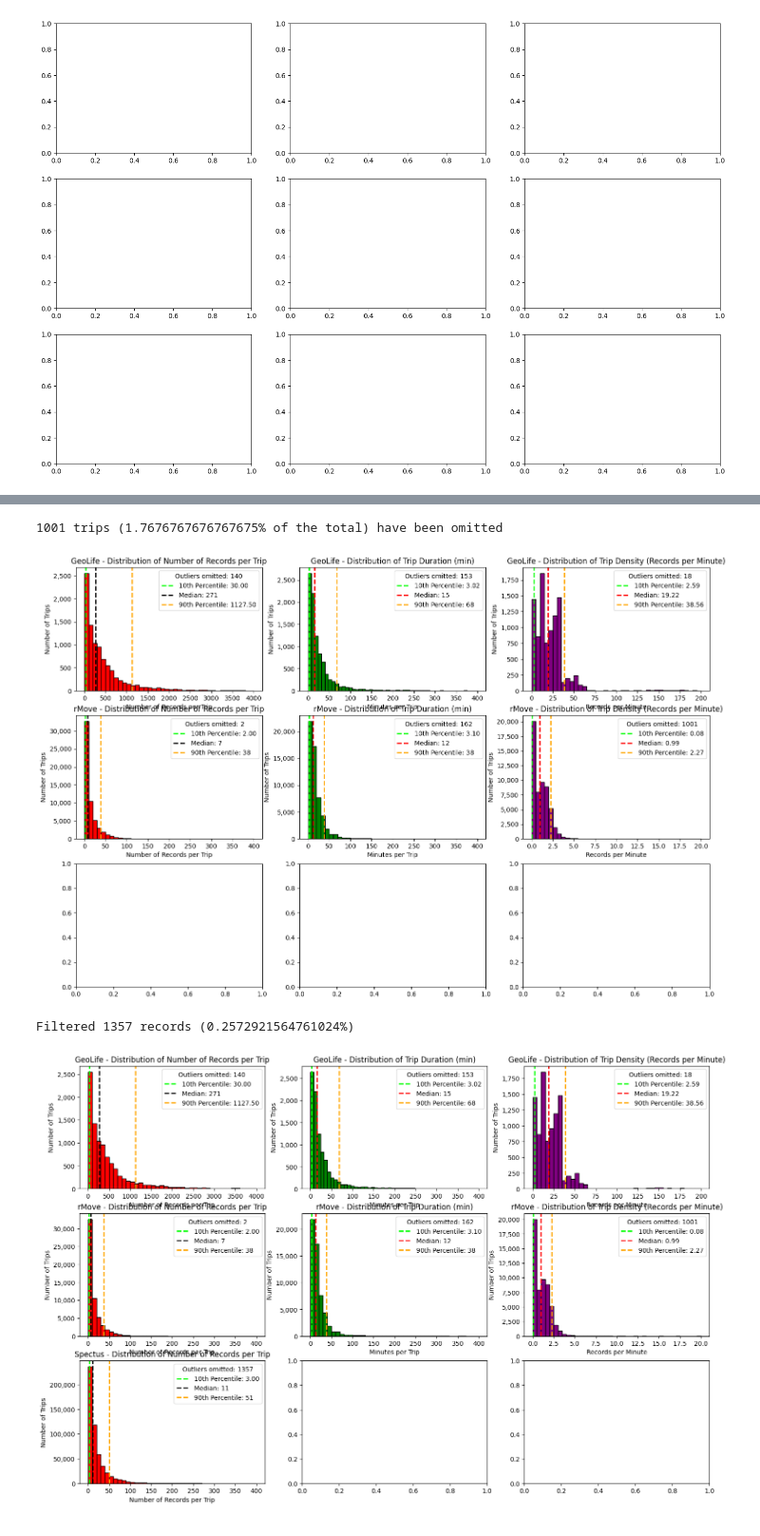
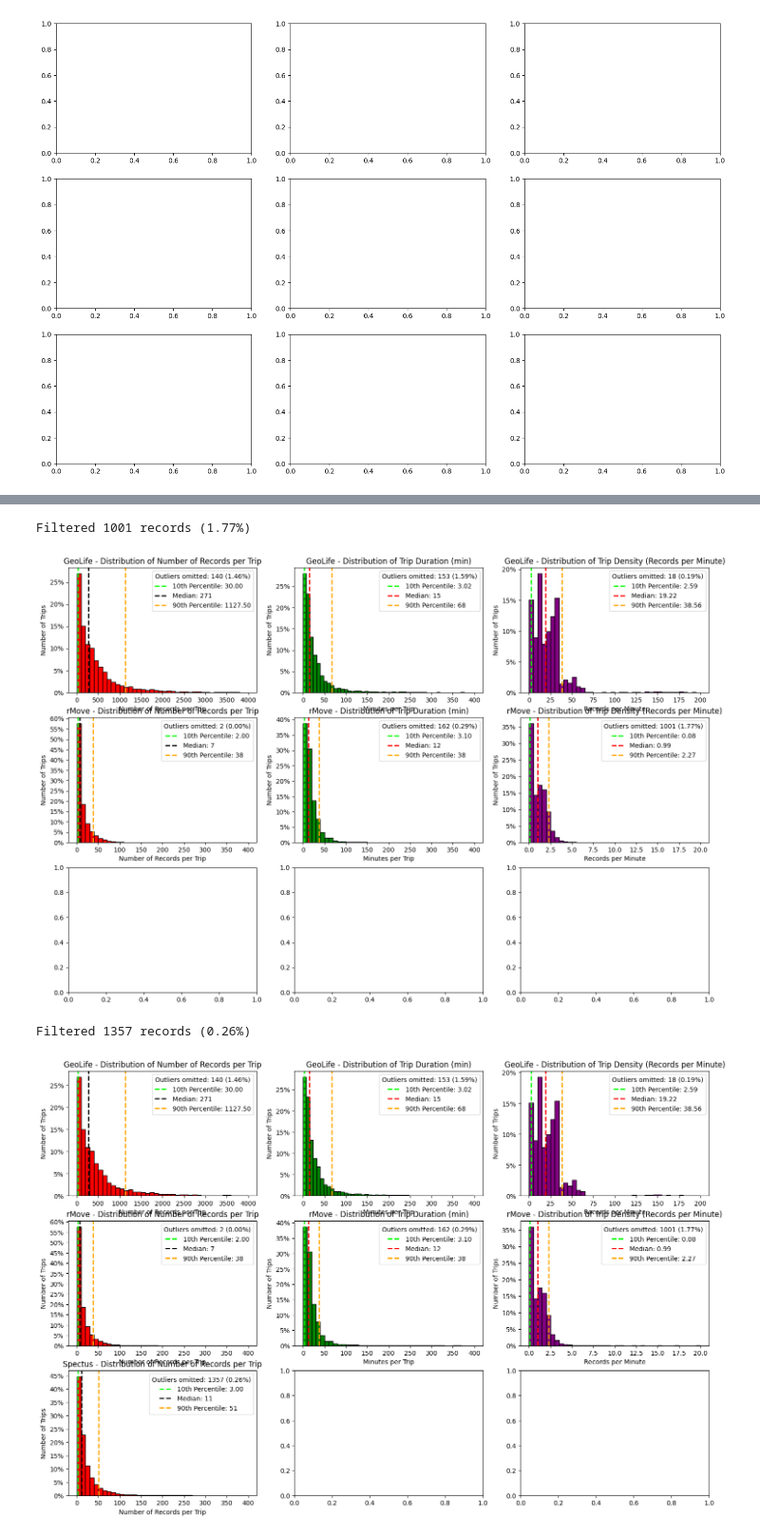
Before and after one commit to UW-THINKlab/mode-analysis, a Jupyter notebook: Dataset_Comparison_Graphs_All_Density.ipynb, the cells around one changed output, grey strips where cells are left out. Shown at 95% size. Drawn from its saved outputs; the diff is of its cells as text; code cells hidden in the pictures.

```diff
--- a/Dataset_Comparison_Graphs_All_Density.ipynb
+++ b/Dataset_Comparison_Graphs_All_Density.ipynb
@@ -212,7 +228,8 @@ df_rmove = pd.read_csv(f'{root_path}rMove/{file_name}')
 
 filtered = df_rmove[df_rmove['density_records_per_minute'] <= 20.0]
 num_filtered = len(df_rmove[df_rmove['density_records_per_minute'] > 20.0])
-print(f'{num_filtered} trips ({num_filtered / len(df_rmove) * 100.00}% of the total) have been omitted')
+percent_filtered = f'{num_filtered / len(df_rmove) * 100.00:.2f}'
+print(f'Filtered {num_filtered} records ({percent_filtered}%)')
 value_counts = filtered['density_records_per_minute'].value_counts().sort_index()
 
 p10_val = filtered['density_records_per_minute'].quantile(0.10)
@@ -225,9 +242,11 @@ ax.hist(filtered['density_records_per_minute'], bins=40, range=(0, 20), color='p
 ax.axvline(p10_val, color='lime', linestyle='--', linewidth=2, label=f'10th Percentile: {p10_val:.2f}')
 ax.axvline(median_val, color='red', linestyle='--', linewidth=2, label=f'Median: {median_val:.2f}')
 ax.axvline(p90_val, color='orange', linestyle='--', linewidth=2, label=f'90th Percentile: {p90_val:.2f}')
-ax.legend(title=f"Outliers omitted: {num_filtered}")
+ax.legend(title=f"Outliers omitted: {num_filtered} ({percent_filtered}%)")
 
-ax.yaxis.set_major_formatter('{x:,.0f}')
+total_count = len(filtered['density_records_per_minute'])
+ax.yaxis.set_major_formatter(PercentFormatter(xmax=total_count, decimals=0))
+ax.yaxis.set_major_locator(MultipleLocator(total_count * 0.05))
 ax.set_xlabel('Records per Minute')
 ax.set_ylabel('Number of Trips')
 ax.set_title('rMove - Distribution of Trip Density (Records per Minute)')
@@ -235,44 +254,47 @@ ax.set_title('rMove - Distribution of Trip Density (Records per Minute)')
 
 fig
 # %% [output]
-1001 trips (1.7676767676767675% of the total) have been omitted
+Filtered 1001 records (1.77%)
-[figure, old version]
+[figure, new version]
 # %%
 import matplotlib.pyplot as plt
 import pandas as pd
 
 ax = axes_flat[6]
 
-df_spectus = pd.read_csv(f'./data/Spectus/Lyra_Processed/20260714_spectus_database_metrics.csv')
+df_spectus = pd.read_csv(f'./data/Spectus/Lyra_Processed/20260716_spectus_database_metrics.csv')
 df_spectus = df_spectus[df_spectus['number_of_records'] > 0]
 
 filtered = df_spectus[df_spectus['number_of_records'] <= 400]
 num_filtered = len(df_spectus[df_spectus['number_of_records'] > 400])
-print(f'Filtered {num_filtered} records ({num_filtered / len(df_spectus) * 100.00}%)')
+percent_filtered = f'{num_filtered / len(df_spectus) * 100.00:.2f}'
+print(f'Filtered {num_filtered} records ({percent_filtered}%)')
 value_counts = filtered['number_of_records'].value_counts().sort_index()
 
 p10_val = filtered['number_of_records'].quantile(0.10)
 median_val = filtered['number_of_records'].median()
 p90_val = filtered['number_of_records'].quantile(0.90)
 
 # plt.figure(figsize=(10, 6))
 ax.hist(filtered['number_of_records'], bins=40, range=(0, 400), color= 'red', edgecolor='black')
 
 ax.axvline(p10_val, color='lime', linestyle='--', linewidth=2, label=f'10th Percentile: {p10_val:.2f}')
 ax.axvline(median_val, color='black', linestyle='--', linewidth=2, label=f'Median: {median_val:.0f}')
 ax.axvline(p90_val, color='orange', linestyle='--', linewidth=2, label=f'90th Percentile: {p90_val:.0f}')
-ax.legend(title=f"Outliers omitted: {num_filtered}")
+ax.legend(title=f"Outliers omitted: {num_filtered} ({percent_filtered}%)")
 
-ax.yaxis.set_major_formatter('{x:,.0f}')
+total_count = len(filtered['number_of_records'])
+ax.yaxis.set_major_formatter(PercentFormatter(xmax=total_count, decimals=0))
+ax.yaxis.set_major_locator(MultipleLocator(total_count * 0.05))
 ax.set_xlabel('Number of Records per Trip')
 ax.set_ylabel('Number of Trips')
 ax.set_title('Spectus - Distribution of Number of Records per Trip')
 # plt.show()
 
 fig
 # %% [output]
-Filtered 1357 records (0.2572921564761024%)
+Filtered 1357 records (0.26%)
-[figure, old version]
+[figure, new version]
 # %%
 import matplotlib.pyplot as plt
 import pandas as pd
```
Also changed, not shown: parts of 9 cells of this notebook, 2 other files.
